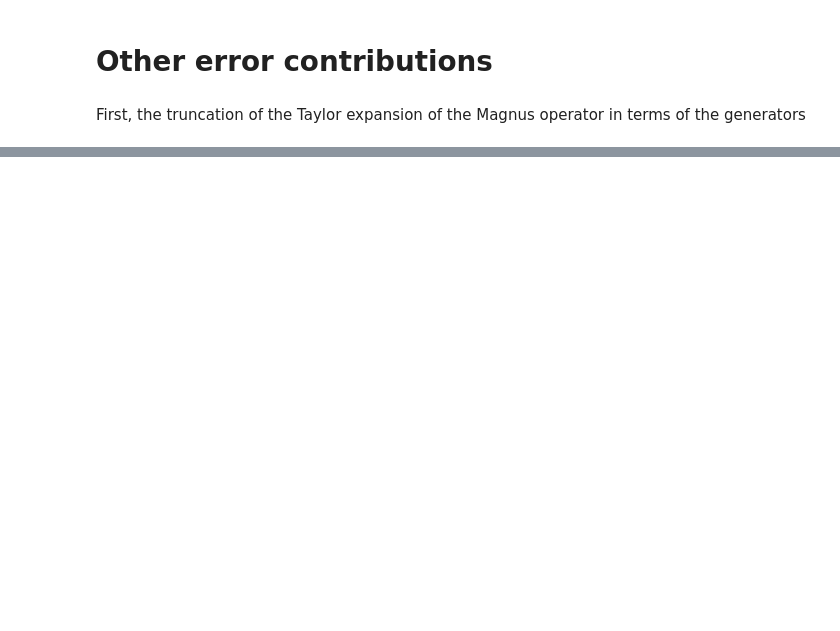
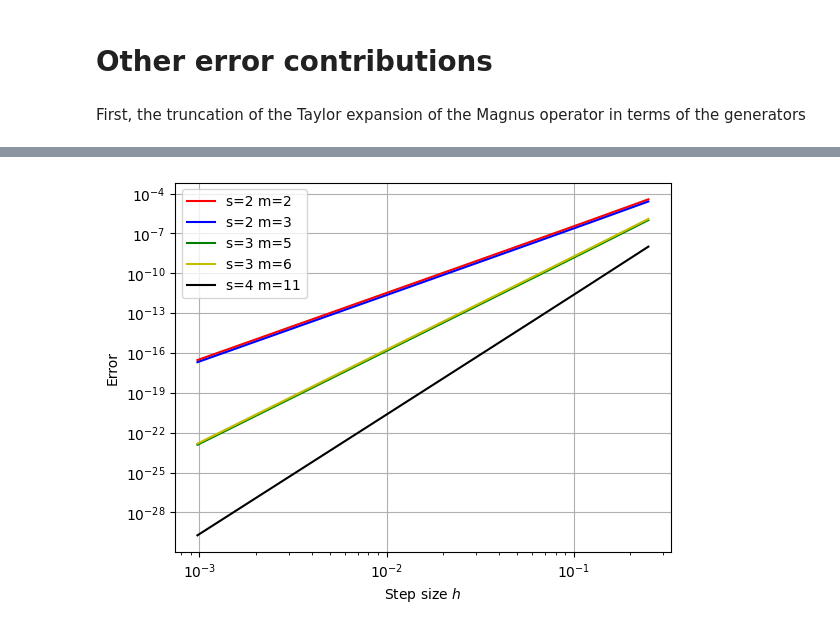
Before and after one commit to XanaduAI/CFQMagnus, a Jupyter notebook: largest_error_bounds.ipynb, the cells around one changed output, grey strips where cells are left out. Drawn from its saved outputs; the diff is of its cells as text; code cells hidden in the pictures; blank space fills up the shorter version.

```diff
--- a/largest_error_bounds.ipynb
+++ b/largest_error_bounds.ipynb
@@ -537,0 +732,47 @@ plt.grid()
+# %%
+def basis_change_error(h, s, m, cs_y, maxc = 1):
+    r"""
+    Computes the error of the basis change of the Magnus expansion of order 2s+1.
+    h: step size
+    s: n = 2s is order of the Magnus expansion
+    m: number of exponentials in the Commutator Free Magnus operator
+    maxc: maximum value of the norm of the Hamiltonian and its derivatives
+    cs_y: list of the values of the quadrature rule
+    """
+
+    basis_change_error = 0
+
+    for k in range(1, m+1):
+        for j in range(s):
+            basis_change_error += abs(cs_y[(s,m)][k-1][j])/2**j * (2*maxc)/(2*s+j+1)
+
+    return basis_change_error * (h/2)**(2*s+1) / (1-h/2)
+# %%
+# Plot the error of the quadrature rule for different values of s, m and h
+hs = [1/(2) * 1/2**i for i in range(1,10)]
+maxp = 15
+for (s, m, color) in zip([2,2,3,3,4], [2, 3, 5, 6, 11], ['r', 'b', 'g', 'y', 'k']):
+    plot_hs = []
+    step_error = []
+    error = []
+    for h in hs:
+
+        plot_hs.append(h)
+
+        qe = basis_change_error(h, s, m, cs_y, maxc)
+        error.append(qe)
+
+    plt.plot(plot_hs, error, color = color, label = f's={s} m={m}')
+
+handles, labels = plt.gca().get_legend_handles_labels()
+by_label = dict(zip(labels, handles))
+plt.legend(by_label.values(), by_label.keys())
+
+plt.yscale('log')
+plt.xscale('log')
+plt.ylabel('Error')
+plt.xlabel(r'Step size $h$')
+plt.grid()
+plt.show()
+# %% [output]
+[figure, added]
```
Also changed, not shown: parts of 22 cells of this notebook.
